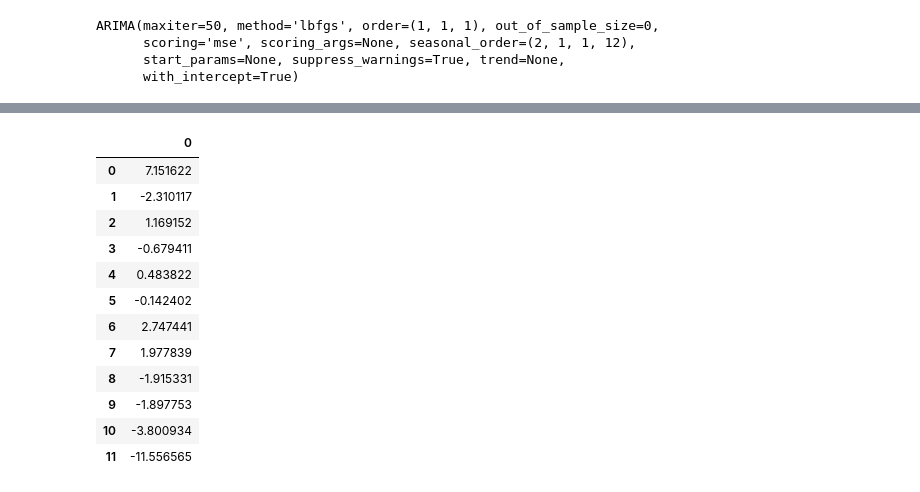
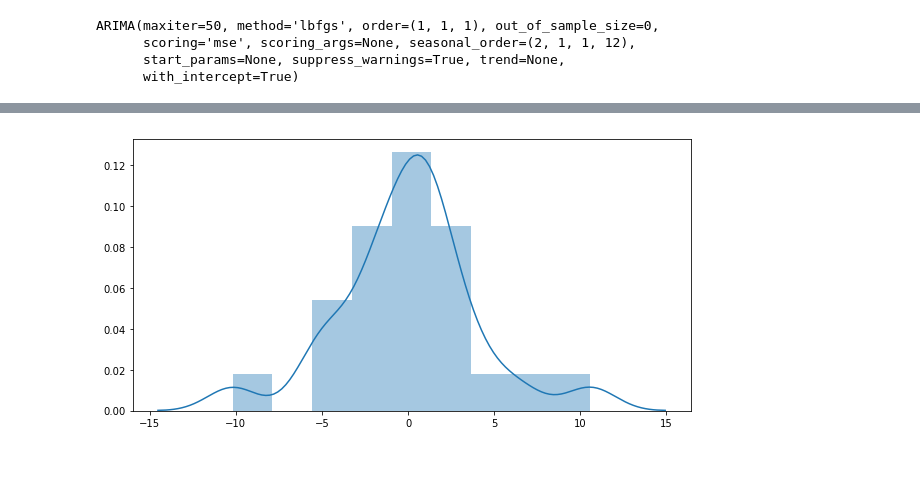
Before and after one commit to IvanildoBatista/Series-Temporais, a Jupyter notebook: Série Temporais com PMDARIMA.ipynb, the cells around one changed output, grey strips where cells are left out. Cells and saved outputs as stored; diff of their text form; code cells hidden in the pictures; blank space fills up the shorter version.

```diff
--- a/Série Temporais com PMDARIMA.ipynb
+++ b/Série Temporais com PMDARIMA.ipynb
@@ -231,19 +241,10 @@ RMSE: 4.333
 # %%
 #Calculando os erros
 erros=pd.DataFrame(np.array(future_forecast.values.tolist())-np.array(test.values.tolist()))
-# %%
-erros
-# %% [output]
-|  | 0 |
-| 0 | 7.151622 |
-| 1 | -2.310117 |
-| 2 | 1.169152 |
-| 3 | -0.679411 |
-| 4 | 0.483822 |
-| 5 | -0.142402 |
-| 6 | 2.747441 |
-| 7 | 1.977839 |
-| 8 | -1.915331 |
-| 9 | -1.897753 |
-| 10 | -3.800934 |
-| 11 | -11.556565 |
+# %%
+plt.figure(figsize=(10,5))
+sns.distplot(erros)
+plt.show()
+#podemos ver abaixo que os erros parece ter uma distribuição normal
+# %% [output]
+[figure, added]
```
Also changed, not shown: parts of 16 cells of this notebook.
